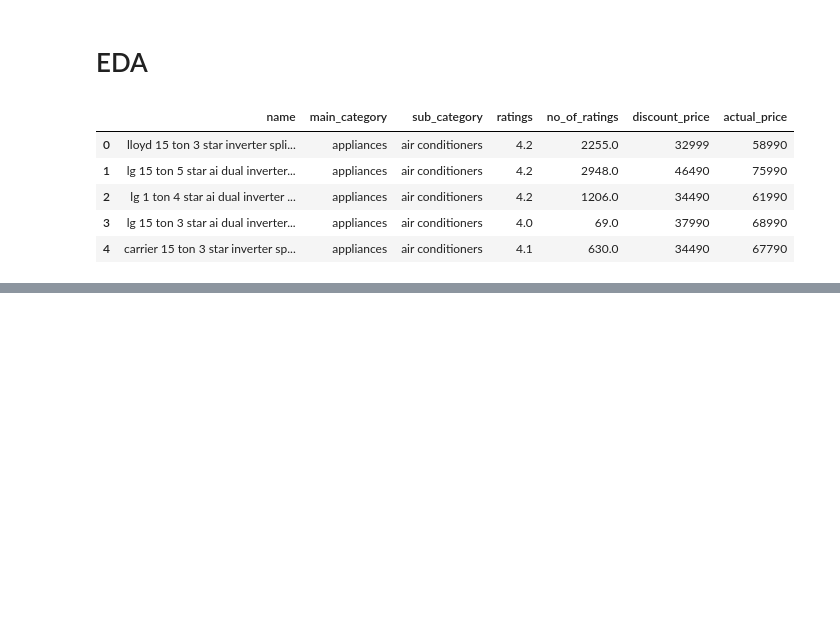
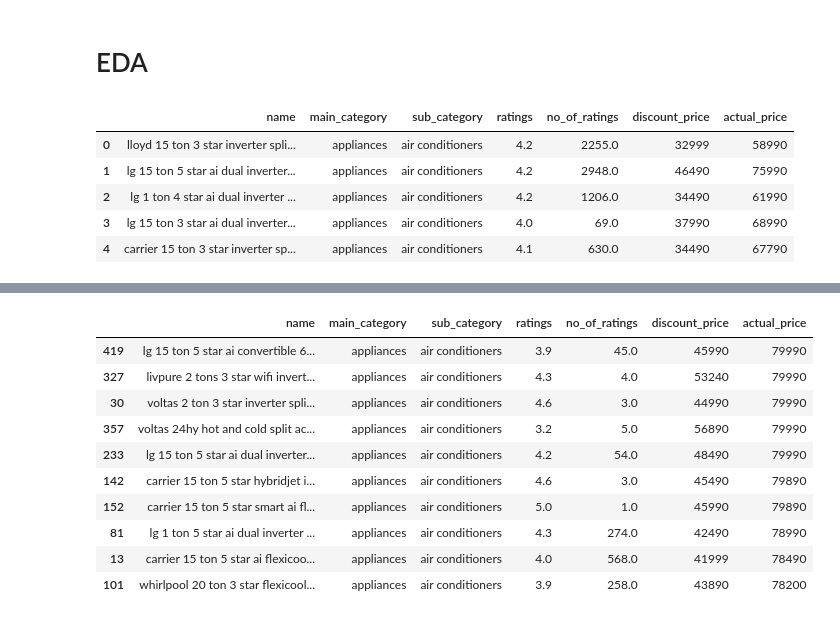
Before and after one commit to RafifaSahirah/AI-Shopping-Assistant, a Jupyter notebook: notebook/preprocessing.ipynb, the cells around one changed output, grey strips where cells are left out. Cells and saved outputs as stored; diff of their text form; code cells hidden in the pictures; blank space fills up the shorter version.

```diff
--- a/notebook/preprocessing.ipynb
+++ b/notebook/preprocessing.ipynb
@@ -226,3 +224,14 @@ df=pd.read_csv("cleaned_amazon_products.csv")
+# %%
+# Show up to 100 rows and 100 columns
+pd.set_option('display.max_rows', 100)
+pd.set_option('display.max_columns', 100)
+
+# Optional: prevent wide columns from getting truncated
+pd.set_option('display.max_colwidth', None)
+# %%
+import os
+
+df=pd.read_csv(os.path.join(os.getcwd(), "..", "data", "cleaned_amazon_products.csv"))
 # %%
 df.head()
 # %% [output]
@@ -311,0 +265,19 @@ Passing `palette` without assigning `hue` is deprecated and will be removed in v
+# %%
+# Check top expensive of product
+top_expensive = df[
+    (df["sub_category"] == "air conditioners") &
+    (df["actual_price"] <= 80000)
+].sort_values(by="actual_price", ascending=False).head(50)
+top_expensive.head(10)
+# %% [output]
+|  | name | main_category | sub_category | ratings | no_of_ratings | discount_price | actual_price |
+| 419 | lg 15 ton 5 star ai convertible 6... | appliances | air conditioners | 3.9 | 45.0 | 45990 | 79990 |
+| 327 | livpure 2 tons 3 star wifi invert... | appliances | air conditioners | 4.3 | 4.0 | 53240 | 79990 |
+| 30 | voltas 2 ton 3 star inverter spli... | appliances | air conditioners | 4.6 | 3.0 | 44990 | 79990 |
+| 357 | voltas 24hy hot and cold split ac... | appliances | air conditioners | 3.2 | 5.0 | 56890 | 79990 |
+| 233 | lg 15 ton 5 star ai dual inverter... | appliances | air conditioners | 4.2 | 54.0 | 48490 | 79990 |
+| 142 | carrier 15 ton 5 star hybridjet i... | appliances | air conditioners | 4.6 | 3.0 | 45490 | 79890 |
+| 152 | carrier 15 ton 5 star smart ai fl... | appliances | air conditioners | 5.0 | 1.0 | 45990 | 79890 |
+| 81 | lg 1 ton 5 star ai dual inverter ... | appliances | air conditioners | 4.3 | 274.0 | 42490 | 78990 |
+| 13 | carrier 15 ton 5 star ai flexicoo... | appliances | air conditioners | 4.0 | 568.0 | 41999 | 78490 |
+| 101 | whirlpool 20 ton 3 star flexicool... | appliances | air conditioners | 3.9 | 258.0 | 43890 | 78200 |
```
Also changed, not shown: parts of 10 cells of this notebook.
